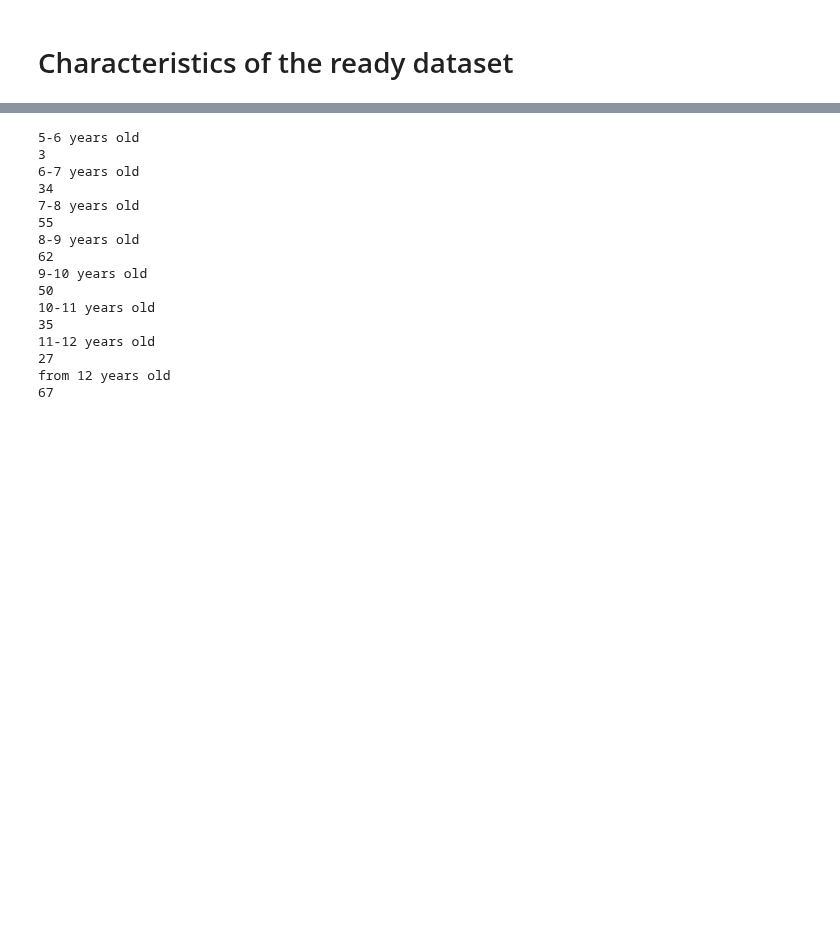
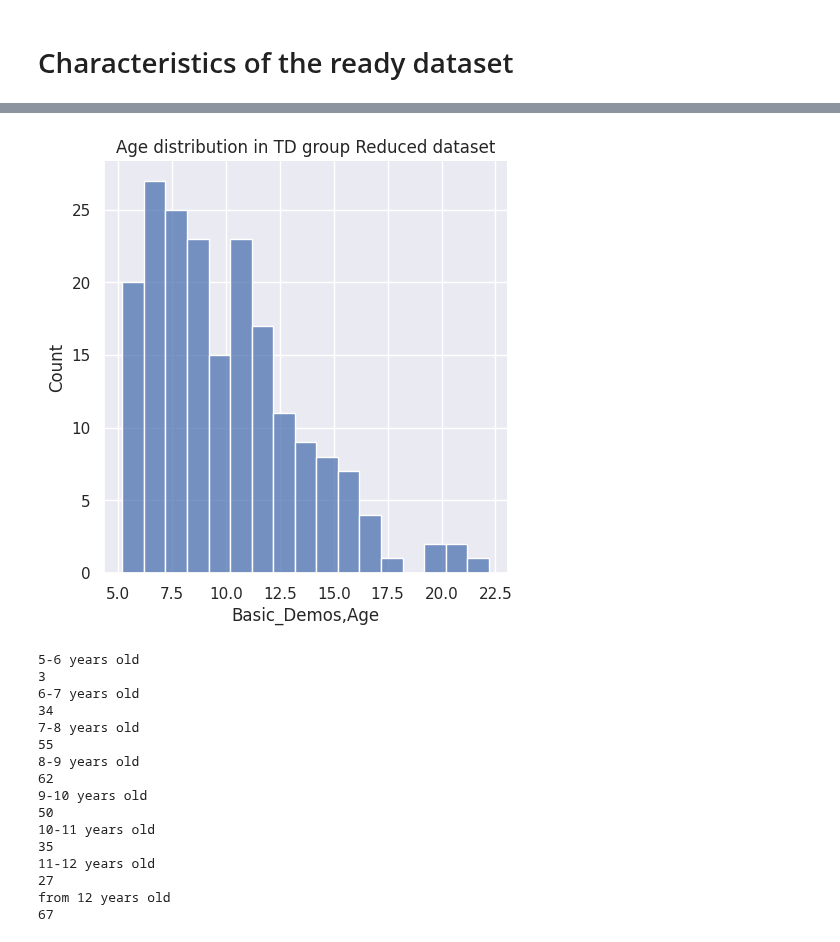
Before and after one commit to cristinarainich/Child-Mind-Institute-Project, a Jupyter notebook: Pheno_data.ipynb, the cells around one changed output, grey strips where cells are left out. Saved outputs shown, nothing was run; the diff lists cells and outputs as text; code cells hidden in the pictures; blank space fills up the shorter version.

```diff
--- a/Pheno_data.ipynb
+++ b/Pheno_data.ipynb
@@ -1912,3 +1864,9 @@ pl.title('Age distribution in TD group');
+# %%
+sns.displot(data_filtered_pheno[data_filtered_pheno['Status'] == 'control']['Basic_Demos,Age'],
+             binwidth = 1)
+pl.title('Age distribution in TD group Reduced dataset');
+# %% [output]
+[figure, added]
 # %%
 print('5-6 years old')
 print(data_filtered[(data_filtered['Basic_Demos,Age'] > 5) & (data_filtered['Basic_Demos,Age'] < 6) & (data_filtered['Status'] != 'control')].shape[0])
```
Also changed, not shown: parts of 23 cells of this notebook.
